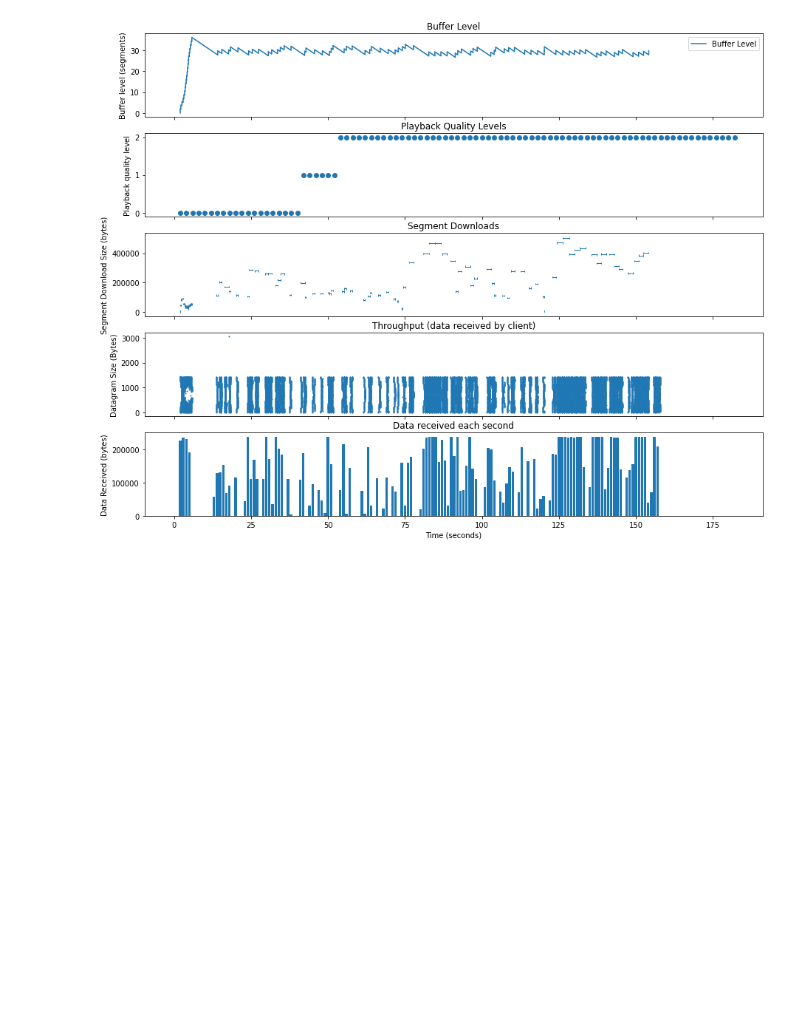
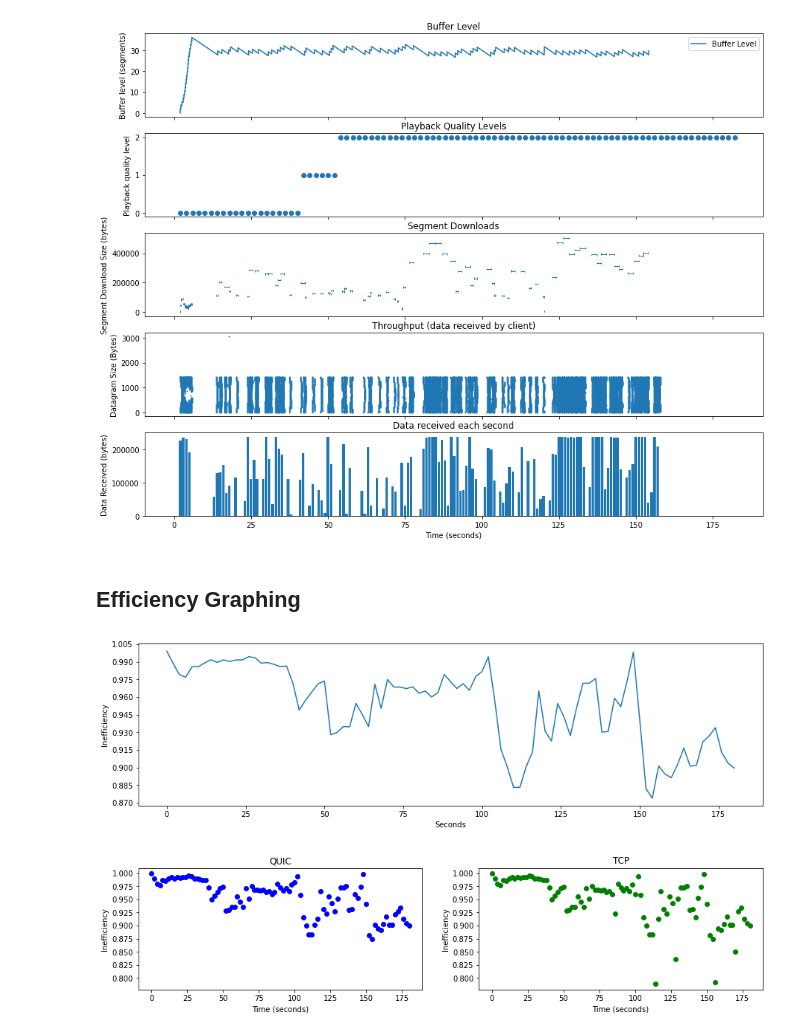
Before and after one commit to jkirkwin/499-Visualization, a Jupyter notebook: GraphHelpers.ipynb, the cells around one changed output. Drawn from its saved outputs; the diff is of its cells as text; code cells hidden in the pictures; blank space fills up the shorter version.

Commit message:
Enable graphing of festive quality metrics
Add computations for stability and efficiency metrics from the festive
paper and add graphing utilities to display them.

```diff
--- a/GraphHelpers.ipynb
+++ b/GraphHelpers.ipynb
@@ -403,3 +402,21 @@ graphFullTimeline(sampleQuicSim)
 Full timeline for QUIC 2Mbps
 Malformed buffer underflow log. Likely that QUIC failed near time 184.045
 [figure]
+# %% [markdown]
+## Efficiency Graphing
+# %%
+def getEfficiencyComparisonData(sim1, sim2):
+    segCount1 = sim1.countSegments()
+    segCount2 = sim2.countSegments()
+
+    inefficiencies1 = inefficiencyScores(sim1)
+    inefficiencies2 = inefficiencyScores(sim2)
+
+    if segCount1 < segCount2:
+        inefficiencies2 = inefficiencies2[:len(inefficiencies1)]
+    elif segCount1 > segCount2:
+        inefficiencies1 = inefficiencies1[:len(inefficiencies2)]
+
+    times = np.arange(segCount1) * 2
+
+    return (times, inefficiencies1, inefficiencies2)
@@ -405,0 +466,6 @@ Malformed buffer underflow log. Likely that QUIC failed near time 184.045
+# %%
+graphEfficiency(sampleQuicSim)
+compareEfficiencySeparate(sampleQuicSim, sampleTcpSim, 'QUIC', 'TCP')
+# %% [output]
+[figure, added]
+[figure, added]
```
Also changed, not shown: parts of 10 cells of this notebook, 1 other file.
